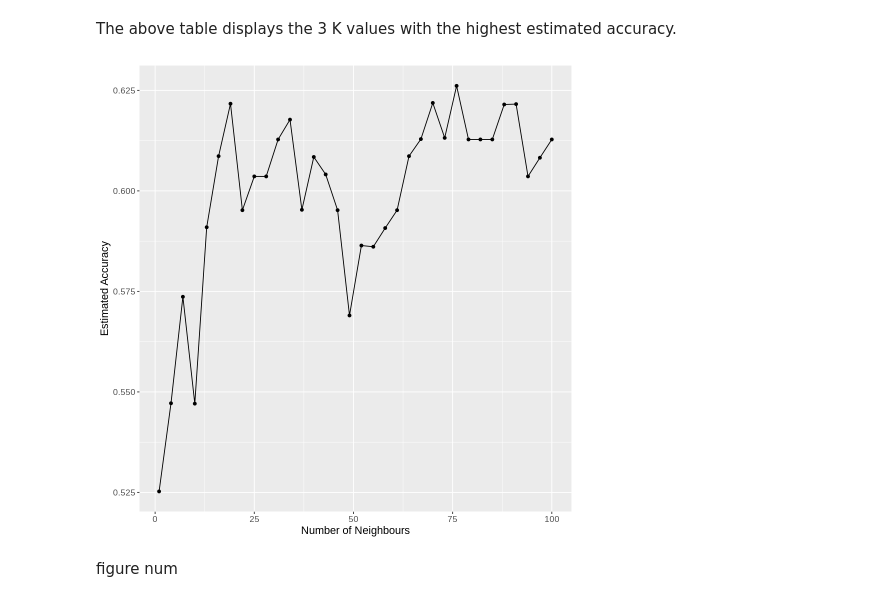
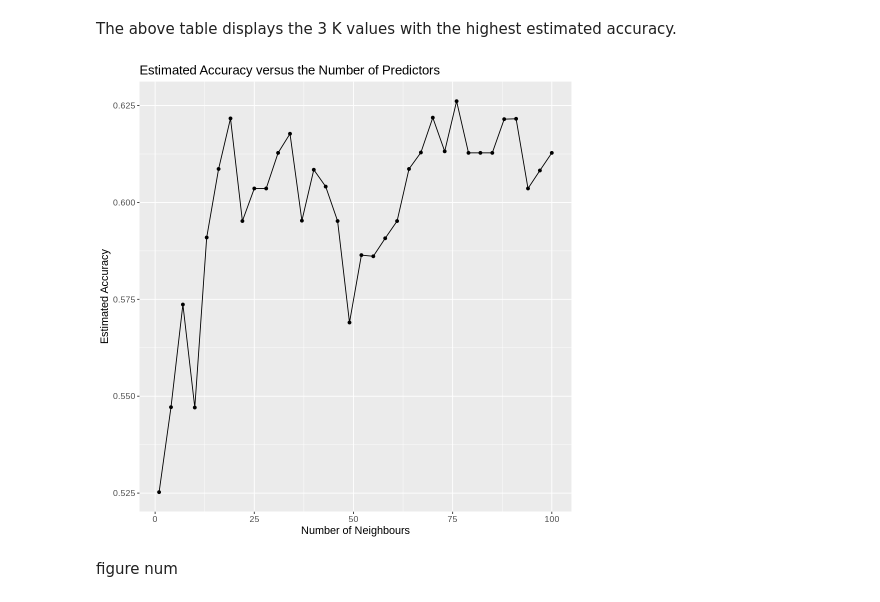
Before and after one commit to MarkusW12/heart_disease_project_proposal, a Jupyter notebook: Project Report.ipynb, the cells around one changed output. Drawn from its saved outputs; the diff is of its cells as text; code cells hidden in the pictures.

```diff
--- a/Project Report.ipynb
+++ b/Project Report.ipynb
@@ -287,13 +291,13 @@ The above table displays the 3 K values with the highest estimated accuracy.
 # %%
 knn_plot <- knn_result |>
         ggplot(aes(x=neighbors,y=mean)) +
         geom_point() +
         geom_line() +
-        labs(x="Number of Neighbours",y="Estimated Accuracy") +
+        labs(x="Number of Neighbours",y="Estimated Accuracy", title = "Estimated Accuracy versus the Number of Predictors") +
         theme(text = element_text(size=13))
 knn_plot
 # %% [output]
-[figure, old version]
+[figure, new version]
 # %% [markdown]
 figure num
 # %% [markdown]
```
Also changed, not shown: parts of 3 cells of this notebook.
